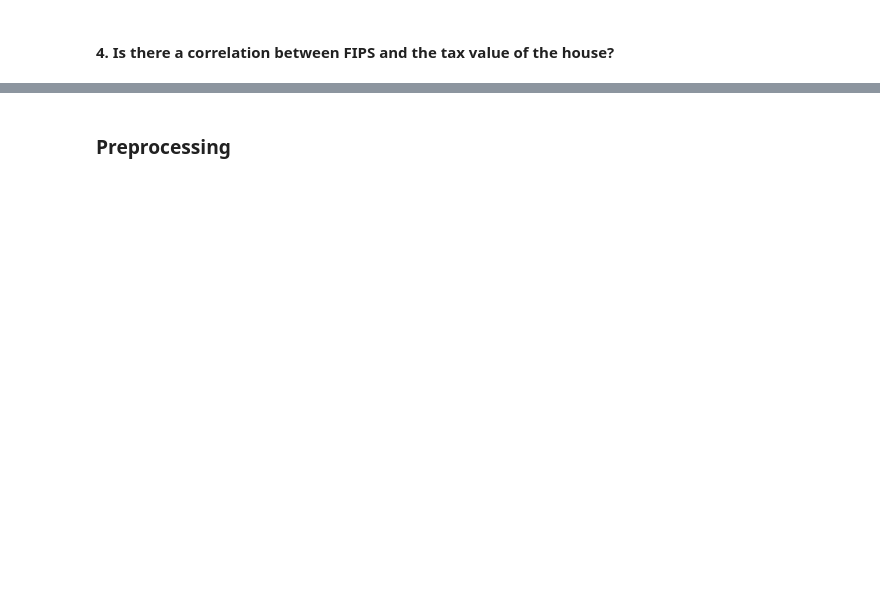
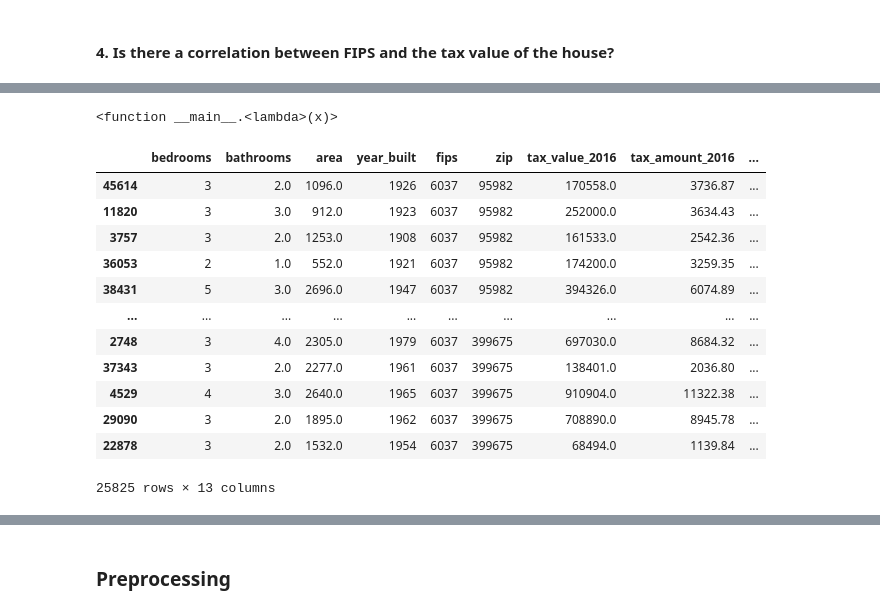
Before and after one commit to corey-baughman/010_regression_project, a Jupyter notebook: zillow_1.ipynb, the cells around one changed output, grey strips where cells are left out. Saved outputs shown, nothing was run; the diff lists cells and outputs as text; code cells hidden in the pictures; blank space fills up the shorter version.

```diff
--- a/zillow_1.ipynb
+++ b/zillow_1.ipynb
@@ -432,0 +475,21 @@ fips_dict
+# %%
+lambda x: zip_tv[x]
+# %% [output]
+<function __main__.<lambda>(x)>
+# %%
+# train['zip_mean_tv'] = train.zip.apply(lambda x: zip_tv[x])
+train.sort_values('zip')
+# %% [output]
+|  | bedrooms | bathrooms | area | year_built | fips | zip | tax_value_2016 | tax_amount_2016 | ... |
+| 45614 | 3 | 2.0 | 1096.0 | 1926 | 6037 | 95982 | 170558.0 | 3736.87 | ... |
+| 11820 | 3 | 3.0 | 912.0 | 1923 | 6037 | 95982 | 252000.0 | 3634.43 | ... |
+| 3757 | 3 | 2.0 | 1253.0 | 1908 | 6037 | 95982 | 161533.0 | 2542.36 | ... |
+| 36053 | 2 | 1.0 | 552.0 | 1921 | 6037 | 95982 | 174200.0 | 3259.35 | ... |
+| 38431 | 5 | 3.0 | 2696.0 | 1947 | 6037 | 95982 | 394326.0 | 6074.89 | ... |
+| ... | ... | ... | ... | ... | ... | ... | ... | ... | ... |
+| 2748 | 3 | 4.0 | 2305.0 | 1979 | 6037 | 399675 | 697030.0 | 8684.32 | ... |
+| 37343 | 3 | 2.0 | 2277.0 | 1961 | 6037 | 399675 | 138401.0 | 2036.80 | ... |
+| 4529 | 4 | 3.0 | 2640.0 | 1965 | 6037 | 399675 | 910904.0 | 11322.38 | ... |
+| 29090 | 3 | 2.0 | 1895.0 | 1962 | 6037 | 399675 | 708890.0 | 8945.78 | ... |
+| 22878 | 3 | 2.0 | 1532.0 | 1954 | 6037 | 399675 | 68494.0 | 1139.84 | ... |
+25825 rows × 13 columns
```
Also changed, not shown: parts of 31 cells of this notebook, 6 other files.
